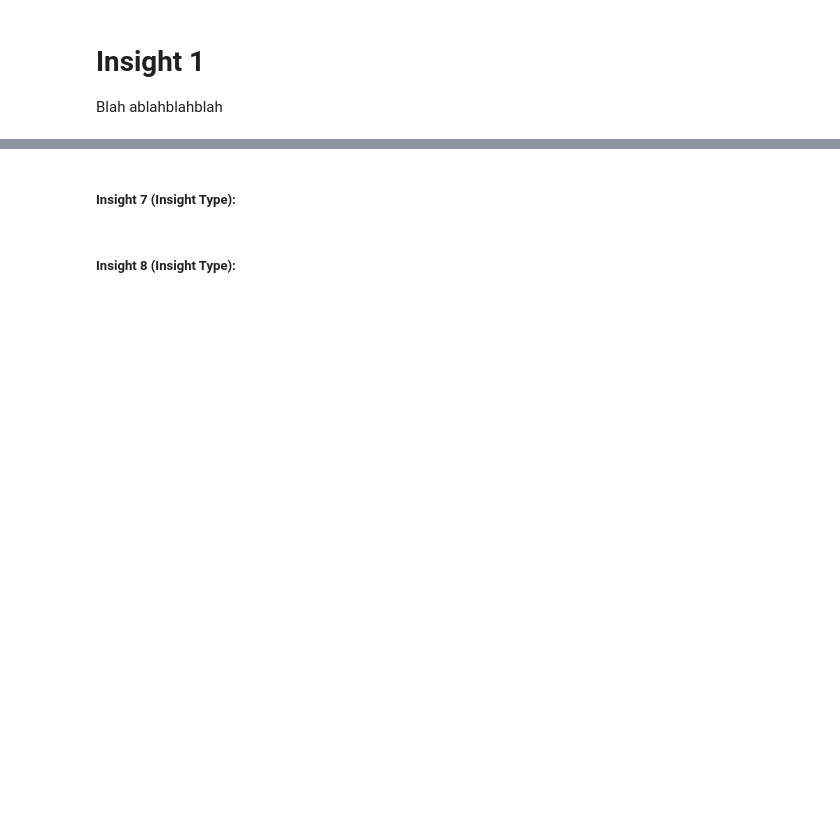
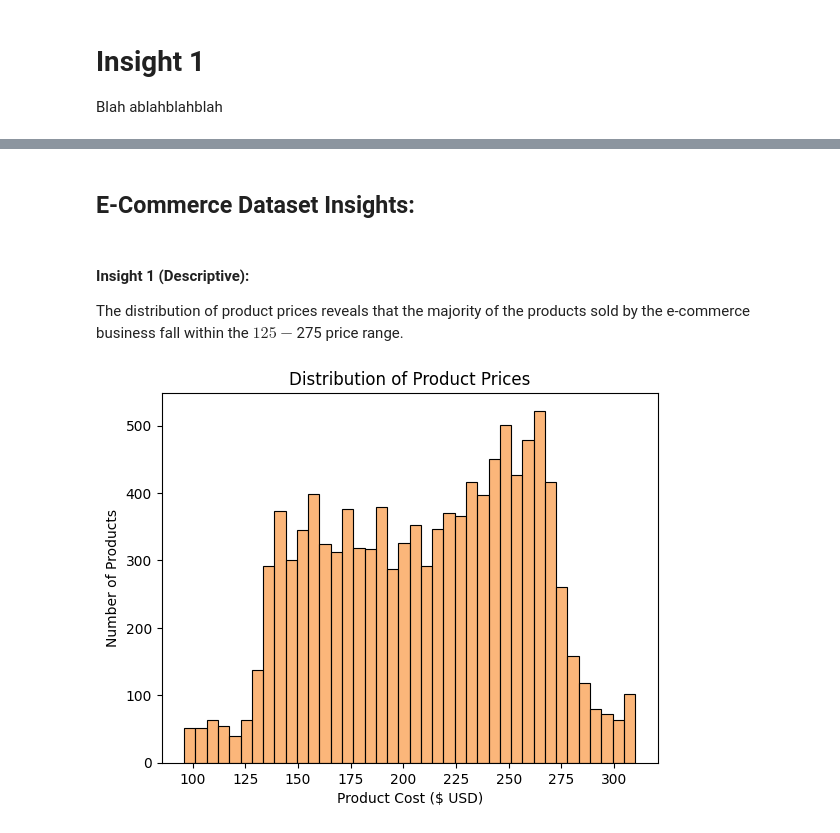
Before and after one commit to CLFrod/Assignment1CSI4142, a Jupyter notebook: Assignment 1 Notebook.ipynb, the cells around one changed output, grey strips where cells are left out. Drawn from its saved outputs; the diff is of its cells as text; code cells hidden in the pictures; blank space fills up the shorter version.

Commit message:
Adding more insights up to insight 7

```diff
--- a/Assignment 1 Notebook.ipynb
+++ b/Assignment 1 Notebook.ipynb
@@ -298,2 +275,0 @@ Insight 4:
-# %% [markdown]
-<h5> Insight 7 (Insight Type):</h5>
@@ -302,2 +276,17 @@ Insight 4:
-# %% [markdown]
-<h5> Insight 8 (Insight Type):</h5>
+# %% [markdown]
+<h2>E-Commerce Dataset Insights:</h2>
+# %% [markdown]
+<h4>Insight 1 (Descriptive): </h4>
+The distribution of product prices reveals that the majority of the products sold by the e-commerce business fall within the $125-$275 price range.
+# %%
+# Use the newly created dataframe to create a histogram showing the distribution of product prices
+sns.histplot(ec_dataframe["Cost_of_the_Product"], bins = 40, color="#fa9e4d")
+# create scale at bottom of graph
+plt.xticks(np.arange(100, 315, 25))
+# graph title, and labelling
+plt.title("Distribution of Product Prices")
+plt.xlabel("Product Cost ($ USD)")
+plt.ylabel("Number of Products")
+plt.show()
+# %% [output]
+[figure, added]
```
Also changed, not shown: parts of 44 cells of this notebook.
